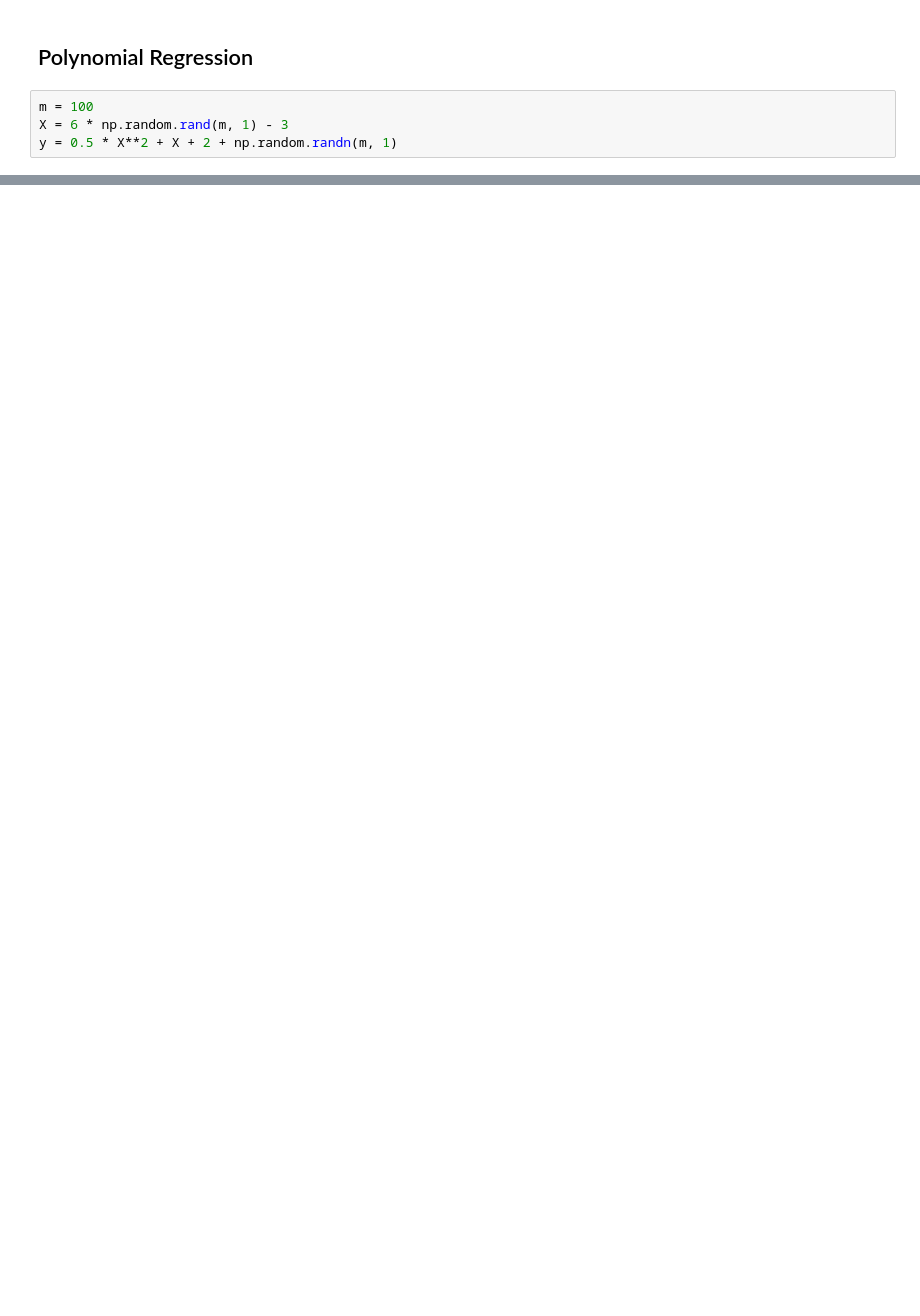
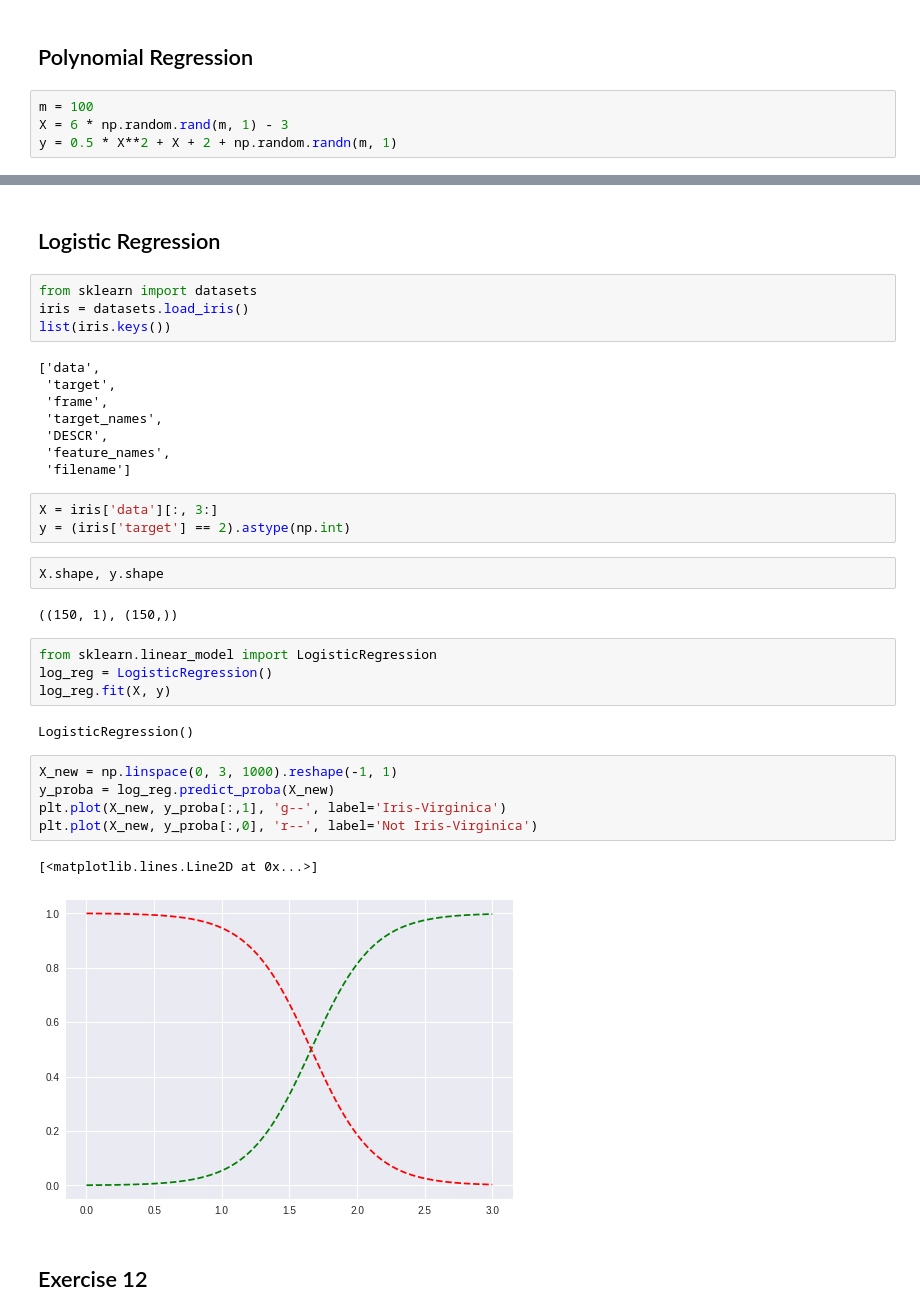
Before and after one commit to adriancervero/handson-ml, a Jupyter notebook: chapter04/linear_models.ipynb, the cells around one changed output, grey strips where cells are left out. Drawn from its saved outputs; the diff is of its cells as text; blank space fills up the shorter version.

Commit message:
exercise done

```diff
--- a/chapter04/linear_models.ipynb
+++ b/chapter04/linear_models.ipynb
@@ -133,0 +225,37 @@ X_poly = poly_features.fit_transform()
+# %% [markdown]
+## Logistic Regression
+# %%
+from sklearn import datasets
+iris = datasets.load_iris()
+list(iris.keys())
+# %% [output]
+['data',
+ 'target',
+ 'frame',
+ 'target_names',
+ 'DESCR',
+ 'feature_names',
+ 'filename']
+# %%
+X = iris['data'][:, 3:]
+y = (iris['target'] == 2).astype(np.int)
+# %%
+X.shape, y.shape
+# %% [output]
+((150, 1), (150,))
+# %%
+from sklearn.linear_model import LogisticRegression
+log_reg = LogisticRegression()
+log_reg.fit(X, y)
+# %% [output]
+LogisticRegression()
+# %%
+X_new = np.linspace(0, 3, 1000).reshape(-1, 1)
+y_proba = log_reg.predict_proba(X_new)
+plt.plot(X_new, y_proba[:,1], 'g--', label='Iris-Virginica')
+plt.plot(X_new, y_proba[:,0], 'r--', label='Not Iris-Virginica')
+# %% [output]
+[<matplotlib.lines.Line2D at 0x...>]
+[figure, added]
+# %% [markdown]
+## Exercise 12
```
Also changed, not shown: parts of 60 cells of this notebook.
